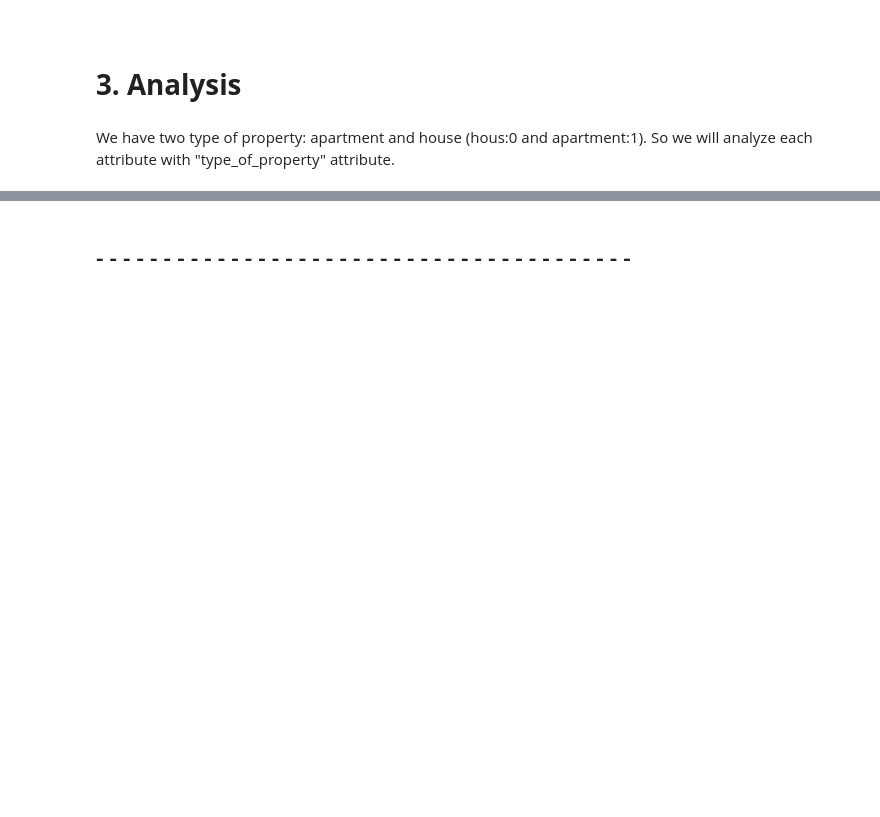
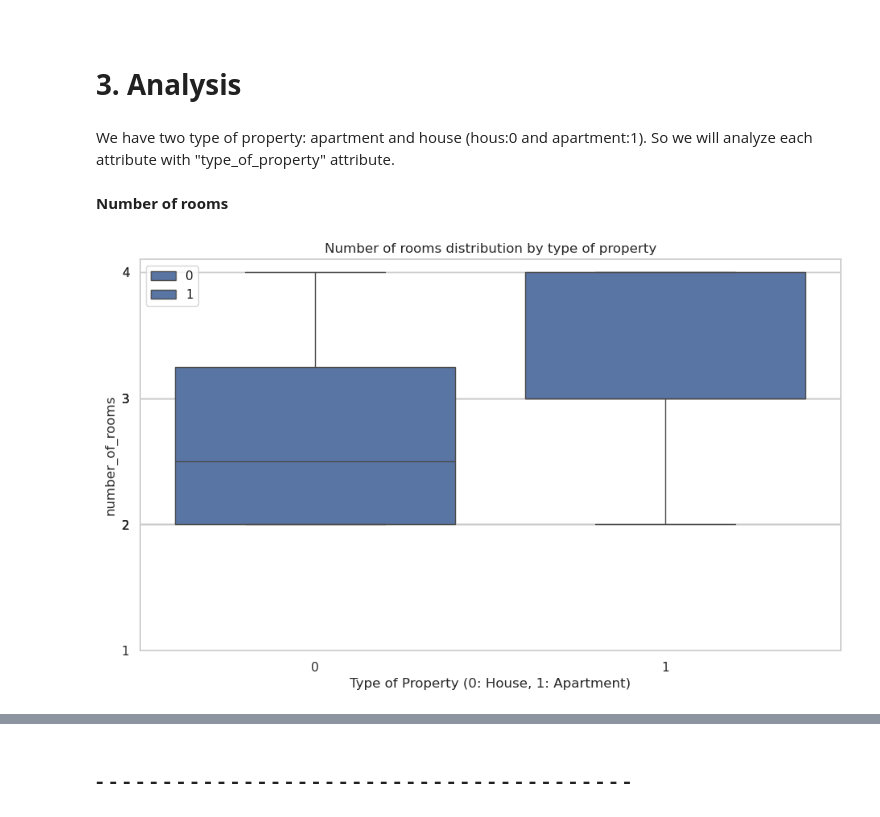
Before and after one commit to thiphan94/Real-Estate, a Jupyter notebook: notebook/data_analysis.ipynb, the cells around one changed output, grey strips where cells are left out. Cells and saved outputs as stored; diff of their text form; code cells hidden in the pictures; blank space fills up the shorter version.

```diff
--- a/notebook/data_analysis.ipynb
+++ b/notebook/data_analysis.ipynb
@@ -287,3 +287,19 @@ Other correlations:
 # **3. Analysis**
 # %% [markdown]
 We have two type of property: apartment and house (hous:0 and apartment:1). So we will analyze each attribute with "type_of_property" attribute.
+# %% [markdown]
+<b> Number of rooms</b>
+# %%
+sns.set(style="whitegrid")
+
+plt.figure(figsize=(10, 6))
+ax = sns.boxplot(x="type_of_property", y="number_of_rooms", data=df)
+plt.title("Number of rooms distribution by type of property")
+plt.xlabel("Type of Property (0: House, 1: Apartment)")
+
+plt.legend(ax.patches, df.type_of_property)
+plt.yticks([int(y) for y in plt.yticks()[0]])
+
+plt.show()
+# %% [output]
+[figure, added]
```
Also changed, not shown: parts of 2 cells of this notebook.
